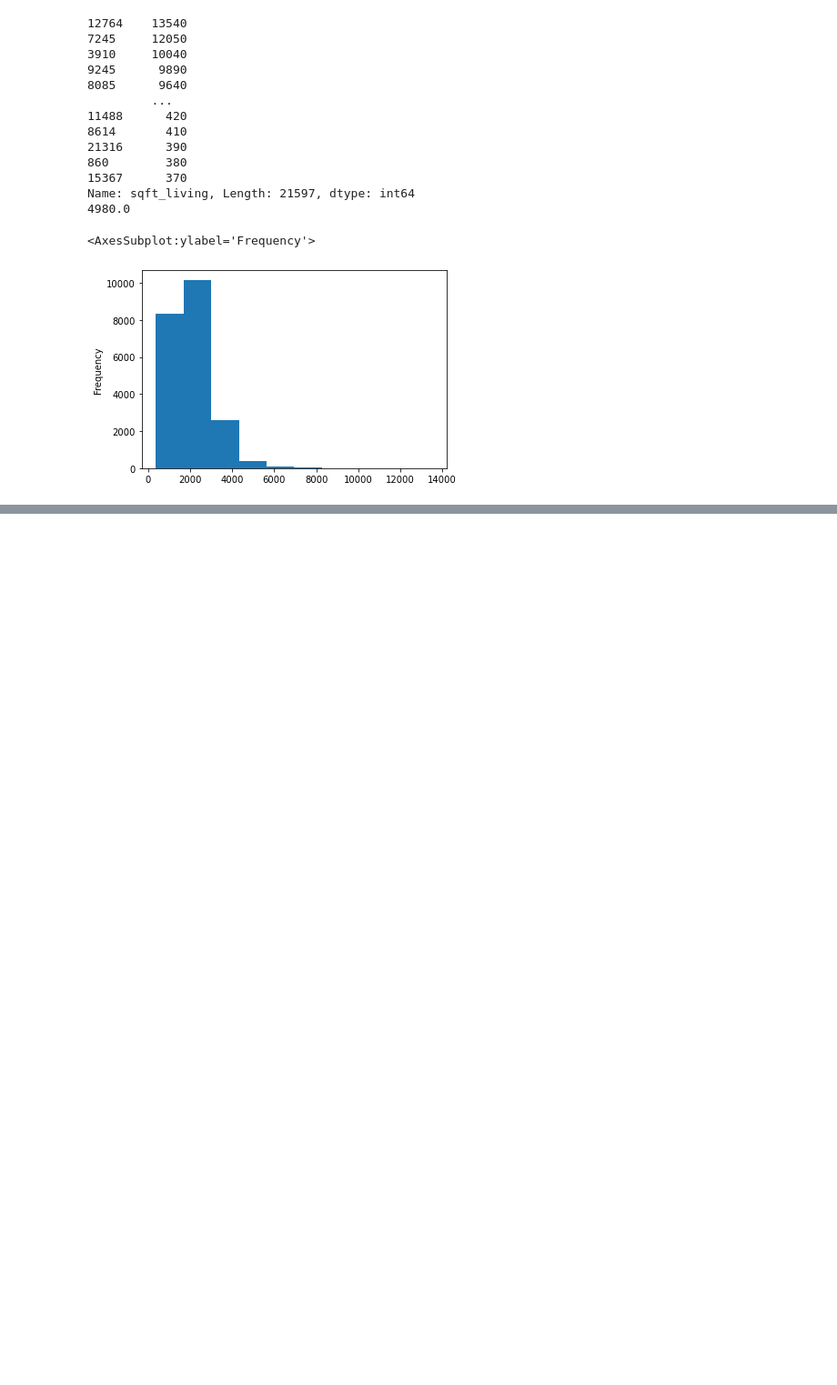
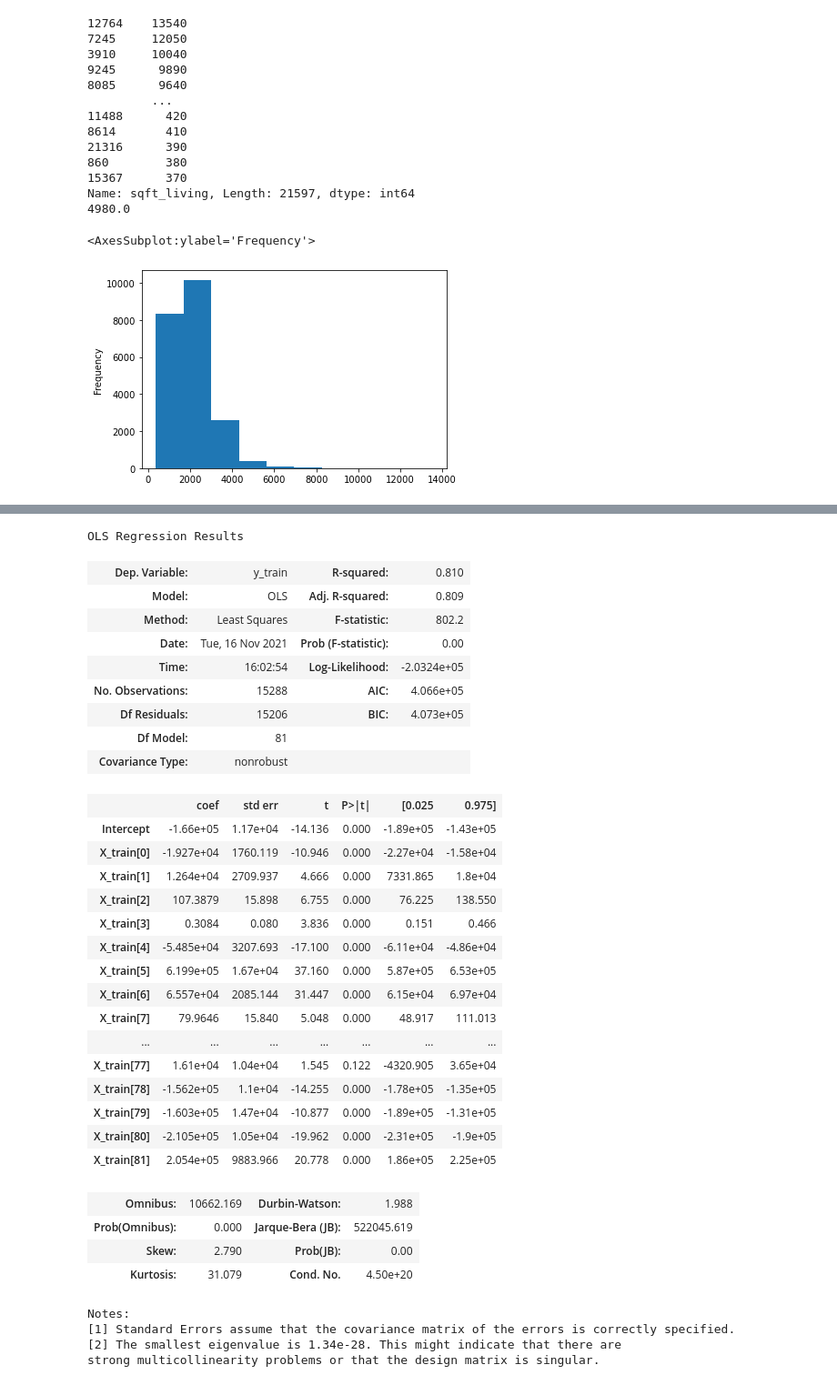
Before and after one commit to JulianWard147/phase_2_group_4, a Jupyter notebook: Main_notebook.ipynb, the cells around one changed output, grey strips where cells are left out. Shown: that part at 91% size. Drawn from its saved outputs; the diff is of its cells as text; code cells hidden in the pictures; blank space fills up the shorter version.

```diff
--- a/Main_notebook.ipynb
+++ b/Main_notebook.ipynb
@@ -291,0 +190,15 @@ ax.set_title("Heatmap of Correlation Between Attributes (Including Target)");
+# %%
+from sklearn.preprocessing import OrdinalEncoder
+from sklearn.preprocessing import OneHotEncoder
+ohe = OneHotEncoder(sparse = False)
+ohe.fit_transform(df[['zipcode']])
+zip_encoded = ohe.fit_transform(df[['zipcode']])
+zip_enc_df = pd.DataFrame(zip_encoded, columns=ohe.categories_[0], index=df.index)
+df = pd.concat([df, zip_enc_df], axis=1)
+ziplist = ohe.categories_[0].tolist()
+zipliststr = []
+for i in ziplist:
+    zipliststr.append(str(i))
+zipliststr
+ord_enc = OrdinalEncoder()
+ord_enc.fit_transform(df[['bedrooms','bathrooms','floors','grade_num']])
@@ -291,0 +213,8 @@ ax.set_title("Heatmap of Correlation Between Attributes (Including Target)");
+# %%
+X = df.drop(columns = ['id','date','price','lat','long','sqft_living_ratio','sqft_lot_ratio','condition','yr_built','yr_renovated','grade','zipcode'])
+# %%
+from sklearn.model_selection import train_test_split
+X_train, X_test, y_train, y_test = train_test_split(X,df.price)
+
+training_data = pd.concat([X_train,y_train], axis = 1)
+testing_data = pd.concat([X_test,y_test], axis = 1)
@@ -291,0 +319,37 @@ ax.set_title("Heatmap of Correlation Between Attributes (Including Target)");
+# %%
+ols('y_train ~ X_train', data = training_data).fit().summary()
+# %% [output]
+OLS Regression Results
+| Dep. Variable: | y_train | R-squared: | 0.810 |
+| Model: | OLS | Adj. R-squared: | 0.809 |
+| Method: | Least Squares | F-statistic: | 802.2 |
+| Date: | Tue, 16 Nov 2021 | Prob (F-statistic): | 0.00 |
+| Time: | 16:02:54 | Log-Likelihood: | -2.0324e+05 |
+| No. Observations: | 15288 | AIC: | 4.066e+05 |
+| Df Residuals: | 15206 | BIC: | 4.073e+05 |
+| Df Model: | 81 |  |  |
+| Covariance Type: | nonrobust |  |  |
+|  | coef | std err | t | P>|t| | [0.025 | 0.975] |
+| Intercept | -1.66e+05 | 1.17e+04 | -14.136 | 0.000 | -1.89e+05 | -1.43e+05 |
+| X_train[0] | -1.927e+04 | 1760.119 | -10.946 | 0.000 | -2.27e+04 | -1.58e+04 |
+| X_train[1] | 1.264e+04 | 2709.937 | 4.666 | 0.000 | 7331.865 | 1.8e+04 |
+| X_train[2] | 107.3879 | 15.898 | 6.755 | 0.000 | 76.225 | 138.550 |
+| X_train[3] | 0.3084 | 0.080 | 3.836 | 0.000 | 0.151 | 0.466 |
+| X_train[4] | -5.485e+04 | 3207.693 | -17.100 | 0.000 | -6.11e+04 | -4.86e+04 |
+| X_train[5] | 6.199e+05 | 1.67e+04 | 37.160 | 0.000 | 5.87e+05 | 6.53e+05 |
+| X_train[6] | 6.557e+04 | 2085.144 | 31.447 | 0.000 | 6.15e+04 | 6.97e+04 |
+| X_train[7] | 79.9646 | 15.840 | 5.048 | 0.000 | 48.917 | 111.013 |
+| ... | ... | ... | ... | ... | ... | ... |
+| X_train[77] | 1.61e+04 | 1.04e+04 | 1.545 | 0.122 | -4320.905 | 3.65e+04 |
+| X_train[78] | -1.562e+05 | 1.1e+04 | -14.255 | 0.000 | -1.78e+05 | -1.35e+05 |
+| X_train[79] | -1.603e+05 | 1.47e+04 | -10.877 | 0.000 | -1.89e+05 | -1.31e+05 |
+| X_train[80] | -2.105e+05 | 1.05e+04 | -19.962 | 0.000 | -2.31e+05 | -1.9e+05 |
+| X_train[81] | 2.054e+05 | 9883.966 | 20.778 | 0.000 | 1.86e+05 | 2.25e+05 |
+| Omnibus: | 10662.169 | Durbin-Watson: | 1.988 |
+| Prob(Omnibus): | 0.000 | Jarque-Bera (JB): | 522045.619 |
+| Skew: | 2.790 | Prob(JB): | 0.00 |
+| Kurtosis: | 31.079 | Cond. No. | 4.50e+20 |
+Notes:
+[1] Standard Errors assume that the covariance matrix of the errors is correctly specified.
+[2] The smallest eigenvalue is 1.34e-28. This might indicate that there are
+strong multicollinearity problems or that the design matrix is singular.
```
Also changed, not shown: parts of 27 cells of this notebook, 1 other file.
